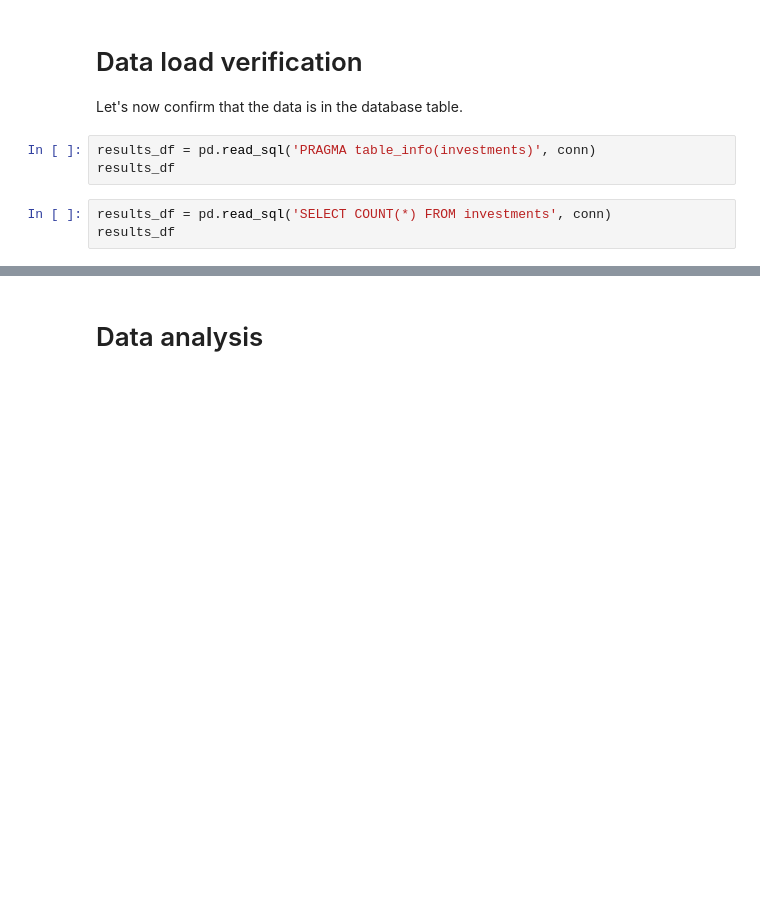
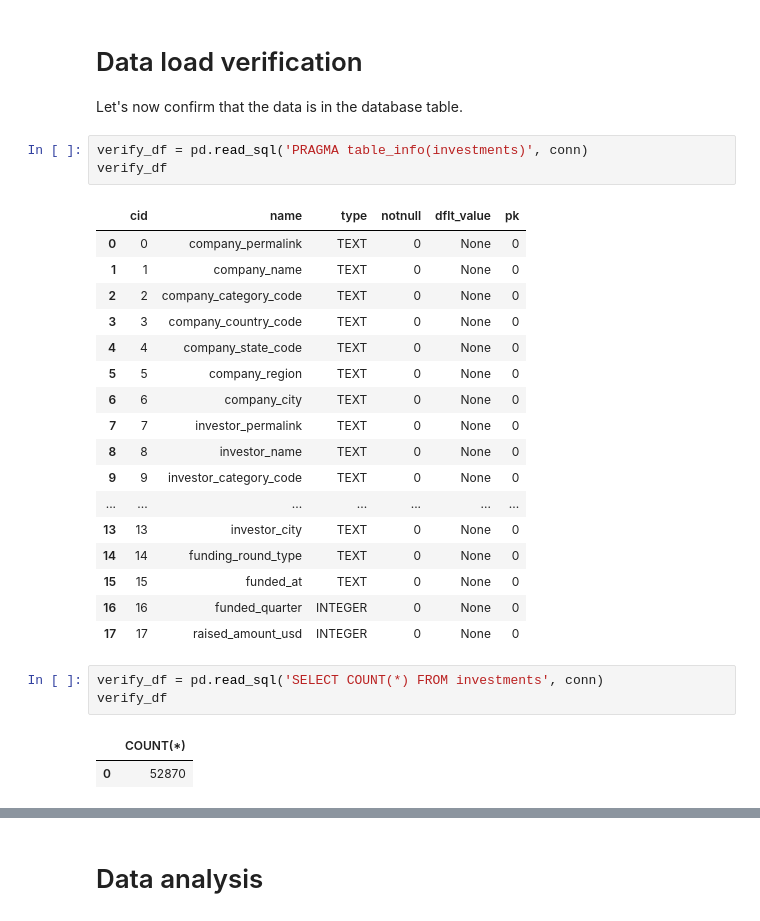
Before and after one commit to jdavidp/dataquest-projects, a Jupyter notebook: project3/crunchbase.ipynb, the cells around one changed output, grey strips where cells are left out. Drawn from its saved outputs; the diff is of its cells as text; blank space fills up the shorter version.

```diff
--- a/project3/crunchbase.ipynb
+++ b/project3/crunchbase.ipynb
@@ -197,9 +354,30 @@ for chunk in chunk_iter:
 
 Let's now confirm that the data is in the database table.
 # %%
-results_df = pd.read_sql('PRAGMA table_info(investments)', conn)
-results_df
+verify_df = pd.read_sql('PRAGMA table_info(investments)', conn)
+verify_df
+# %% [output]
+|  | cid | name | type | notnull | dflt_value | pk |
+| 0 | 0 | company_permalink | TEXT | 0 | None | 0 |
+| 1 | 1 | company_name | TEXT | 0 | None | 0 |
+| 2 | 2 | company_category_code | TEXT | 0 | None | 0 |
+| 3 | 3 | company_country_code | TEXT | 0 | None | 0 |
+| 4 | 4 | company_state_code | TEXT | 0 | None | 0 |
+| 5 | 5 | company_region | TEXT | 0 | None | 0 |
+| 6 | 6 | company_city | TEXT | 0 | None | 0 |
+| 7 | 7 | investor_permalink | TEXT | 0 | None | 0 |
+| 8 | 8 | investor_name | TEXT | 0 | None | 0 |
+| 9 | 9 | investor_category_code | TEXT | 0 | None | 0 |
+| ... | ... | ... | ... | ... | ... | ... |
+| 13 | 13 | investor_city | TEXT | 0 | None | 0 |
+| 14 | 14 | funding_round_type | TEXT | 0 | None | 0 |
+| 15 | 15 | funded_at | TEXT | 0 | None | 0 |
+| 16 | 16 | funded_quarter | INTEGER | 0 | None | 0 |
+| 17 | 17 | raised_amount_usd | INTEGER | 0 | None | 0 |
 # %%
-results_df = pd.read_sql('SELECT COUNT(*) FROM investments', conn)
-results_df
+verify_df = pd.read_sql('SELECT COUNT(*) FROM investments', conn)
+verify_df
+# %% [output]
+|  | COUNT(*) |
+| 0 | 52870 |
 # %%
```
Also changed, not shown: parts of 23 cells of this notebook, 1 other file.
